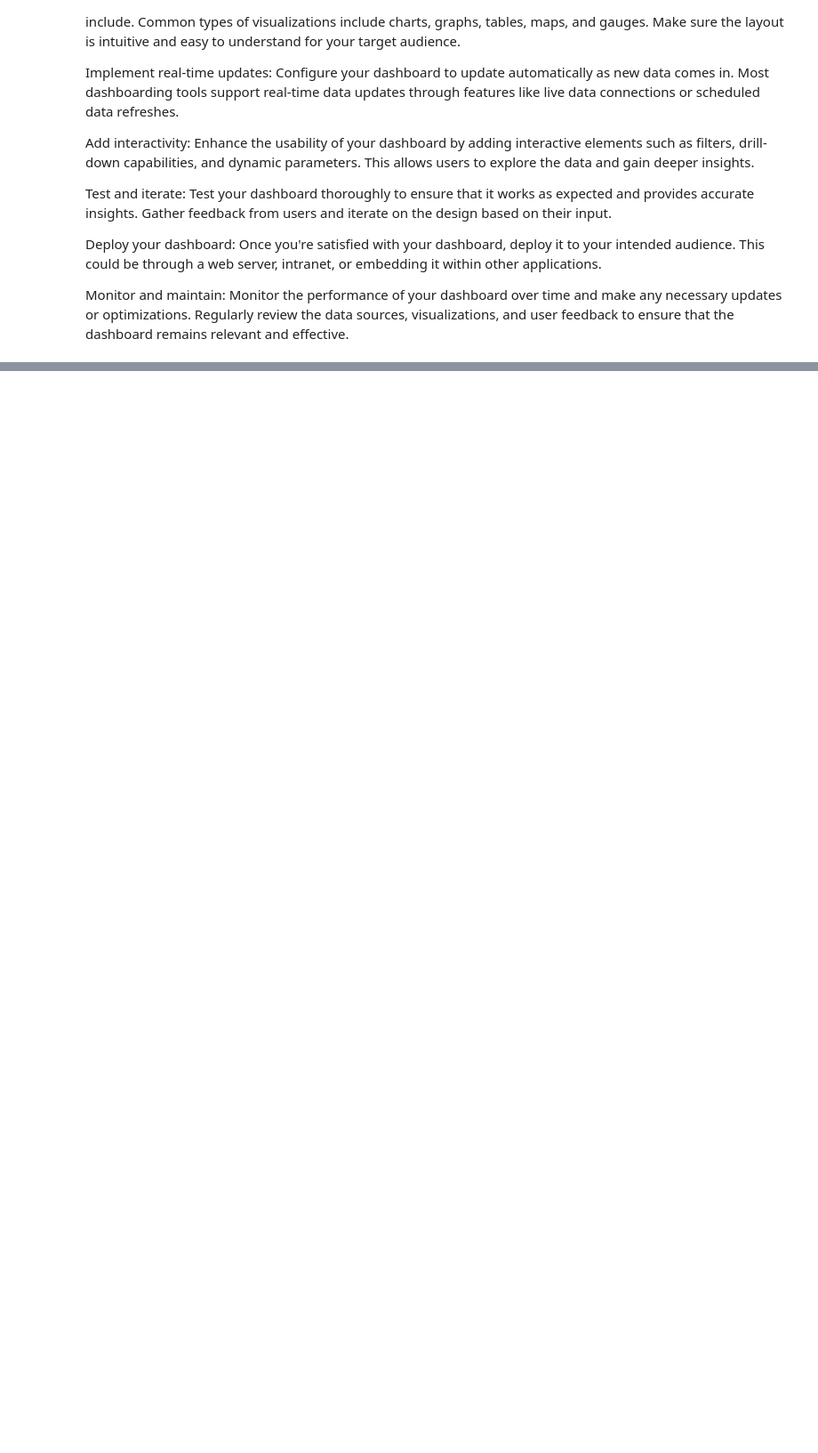
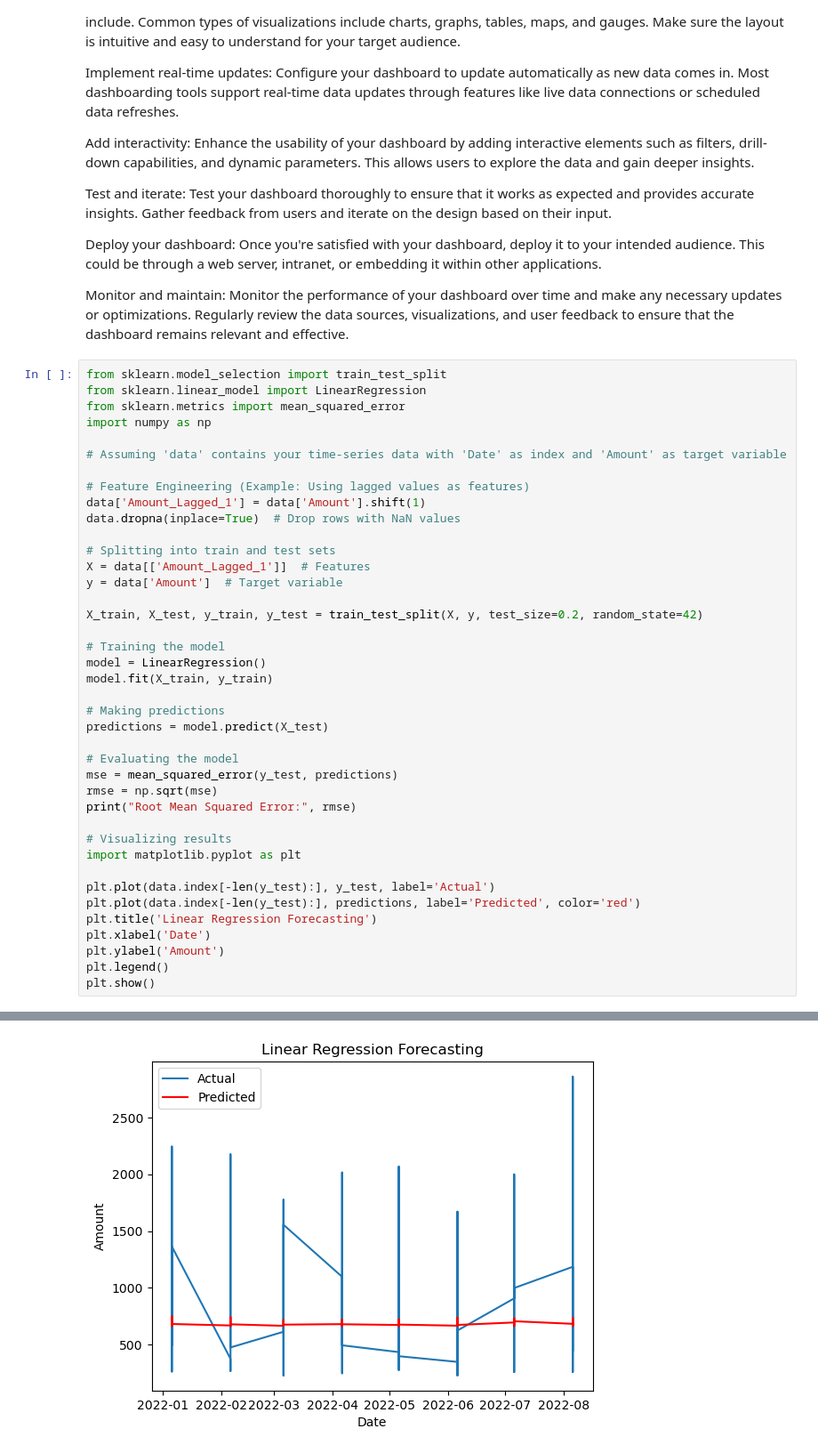
Before and after one commit to Deepak01tech/Real-time-data-analysis-dashboard-, a Jupyter notebook: Real Time Dashboard.ipynb, the cells around one changed output, grey strips where cells are left out. Shown at 89% size. Drawn from its saved outputs; the diff is of its cells as text; blank space fills up the shorter version.

```diff
--- a/Real Time Dashboard.ipynb
+++ b/Real Time Dashboard.ipynb
@@ -409,3 +433,44 @@ Test and iterate: Test your dashboard thoroughly to ensure that it works as expe
 Deploy your dashboard: Once you're satisfied with your dashboard, deploy it to your intended audience. This could be through a web server, intranet, or embedding it within other applications.
 
 Monitor and maintain: Monitor the performance of your dashboard over time and make any necessary updates or optimizations. Regularly review the data sources, visualizations, and user feedback to ensure that the dashboard remains relevant and effective.
+# %%
+from sklearn.model_selection import train_test_split
+from sklearn.linear_model import LinearRegression
+from sklearn.metrics import mean_squared_error
+import numpy as np
+
+# Assuming 'data' contains your time-series data with 'Date' as index and 'Amount' as target variable
+
+# Feature Engineering (Example: Using lagged values as features)
+data['Amount_Lagged_1'] = data['Amount'].shift(1)
+data.dropna(inplace=True)  # Drop rows with NaN values
+
+# Splitting into train and test sets
+X = data[['Amount_Lagged_1']]  # Features
+y = data['Amount']  # Target variable
+
+X_train, X_test, y_train, y_test = train_test_split(X, y, test_size=0.2, random_state=42)
+
+# Training the model
+model = LinearRegression()
+model.fit(X_train, y_train)
+
+# Making predictions
+predictions = model.predict(X_test)
+
+# Evaluating the model
+mse = mean_squared_error(y_test, predictions)
+rmse = np.sqrt(mse)
+print("Root Mean Squared Error:", rmse)
+
+# Visualizing results
+import matplotlib.pyplot as plt
+
+plt.plot(data.index[-len(y_test):], y_test, label='Actual')
+plt.plot(data.index[-len(y_test):], predictions, label='Predicted', color='red')
+plt.title('Linear Regression Forecasting')
+plt.xlabel('Date')
+plt.ylabel('Amount')
+plt.legend()
+plt.show()
+# %% [output]
@@ -411,0 +478 @@ Monitor and maintain: Monitor the performance of your dashboard over time and ma
+[figure, added]
```
Also changed, not shown: parts of 4 cells of this notebook.
